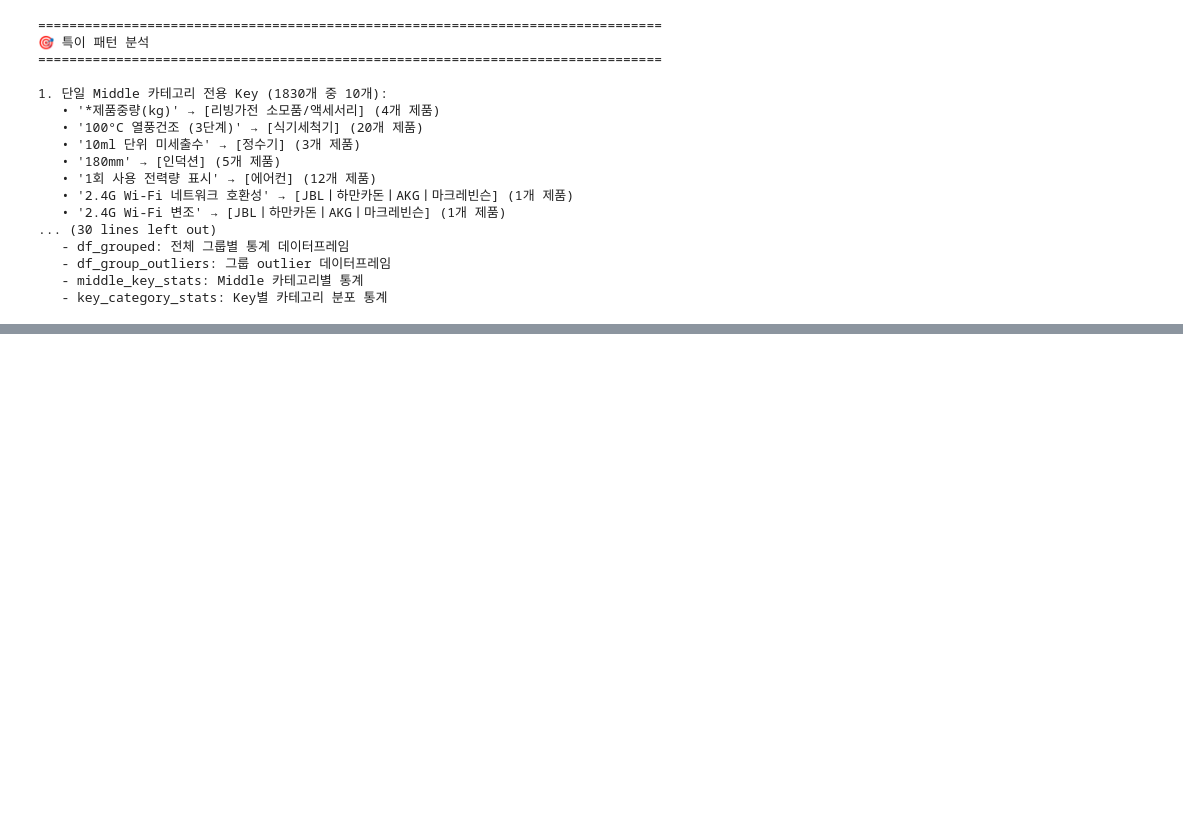
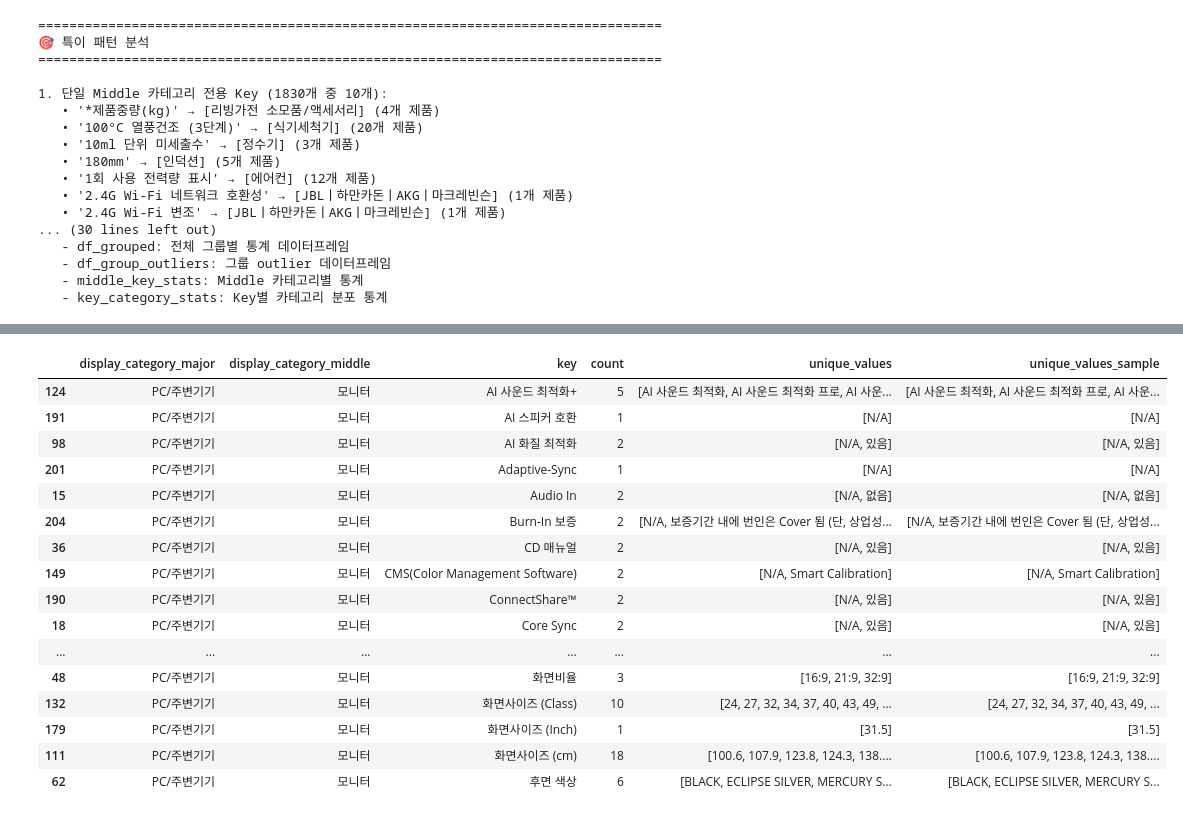
Before and after one commit to sm1835dh/dev_sr_preperation, a Jupyter notebook: notebooks/kt_eda.ipynb, the cells around one changed output, grey strips where cells are left out. Saved outputs shown, nothing was run; the diff lists cells and outputs as text; code cells hidden in the pictures; blank space fills up the shorter version.

```diff
--- a/notebooks/kt_eda.ipynb
+++ b/notebooks/kt_eda.ipynb
@@ -2101,0 +2775,20 @@ Key별 카테고리 분포 (상위 20개):
+# %%
+df_monitor_values.sort_values(['display_category_major','display_category_middle','key'])
+# %% [output]
+|  | display_category_major | display_category_middle | key | count | unique_values | unique_values_sample |
+| 124 | PC/주변기기 | 모니터 | AI 사운드 최적화+ | 5 | [AI 사운드 최적화, AI 사운드 최적화 프로, AI 사운... | [AI 사운드 최적화, AI 사운드 최적화 프로, AI 사운... |
+| 191 | PC/주변기기 | 모니터 | AI 스피커 호환 | 1 | [N/A] | [N/A] |
+| 98 | PC/주변기기 | 모니터 | AI 화질 최적화 | 2 | [N/A, 있음] | [N/A, 있음] |
+| 201 | PC/주변기기 | 모니터 | Adaptive-Sync | 1 | [N/A] | [N/A] |
+| 15 | PC/주변기기 | 모니터 | Audio In | 2 | [N/A, 없음] | [N/A, 없음] |
+| 204 | PC/주변기기 | 모니터 | Burn-In 보증 | 2 | [N/A, 보증기간 내에 번인은 Cover 됨 (단, 상업성... | [N/A, 보증기간 내에 번인은 Cover 됨 (단, 상업성... |
+| 36 | PC/주변기기 | 모니터 | CD 매뉴얼 | 2 | [N/A, 있음] | [N/A, 있음] |
+| 149 | PC/주변기기 | 모니터 | CMS(Color Management Software) | 2 | [N/A, Smart Calibration] | [N/A, Smart Calibration] |
+| 190 | PC/주변기기 | 모니터 | ConnectShare™ | 2 | [N/A, 있음] | [N/A, 있음] |
+| 18 | PC/주변기기 | 모니터 | Core Sync | 2 | [N/A, 있음] | [N/A, 있음] |
+| ... | ... | ... | ... | ... | ... | ... |
+| 48 | PC/주변기기 | 모니터 | 화면비율 | 3 | [16:9, 21:9, 32:9] | [16:9, 21:9, 32:9] |
+| 132 | PC/주변기기 | 모니터 | 화면사이즈 (Class) | 10 | [24, 27, 32, 34, 37, 40, 43, 49, ... | [24, 27, 32, 34, 37, 40, 43, 49, ... |
+| 179 | PC/주변기기 | 모니터 | 화면사이즈 (Inch) | 1 | [31.5] | [31.5] |
+| 111 | PC/주변기기 | 모니터 | 화면사이즈 (cm) | 18 | [100.6, 107.9, 123.8, 124.3, 138.... | [100.6, 107.9, 123.8, 124.3, 138.... |
+| 62 | PC/주변기기 | 모니터 | 후면 색상 | 6 | [BLACK, ECLIPSE SILVER, MERCURY S... | [BLACK, ECLIPSE SILVER, MERCURY S... |
```
Also changed, not shown: parts of 7 cells of this notebook.
